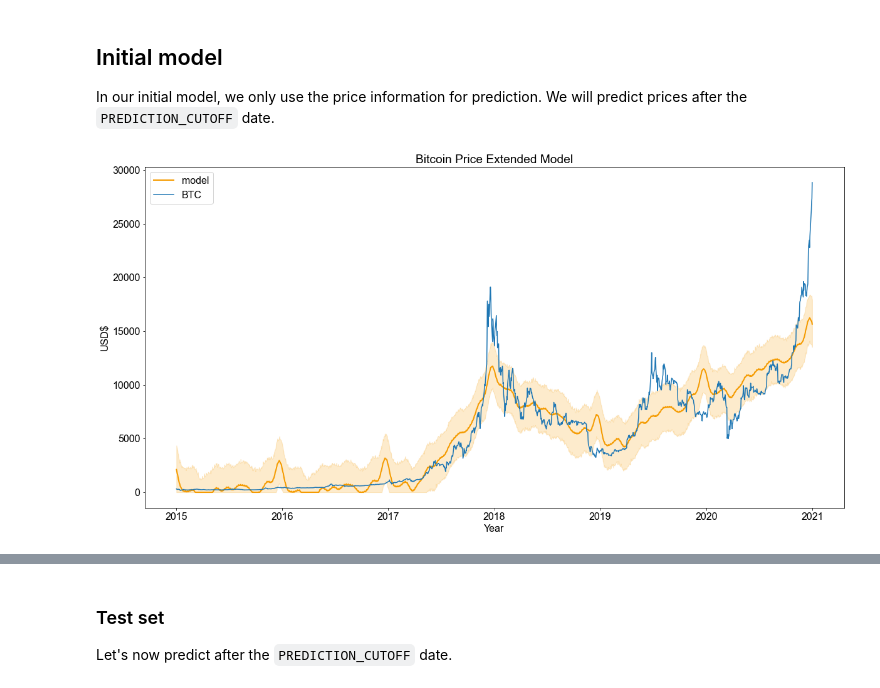
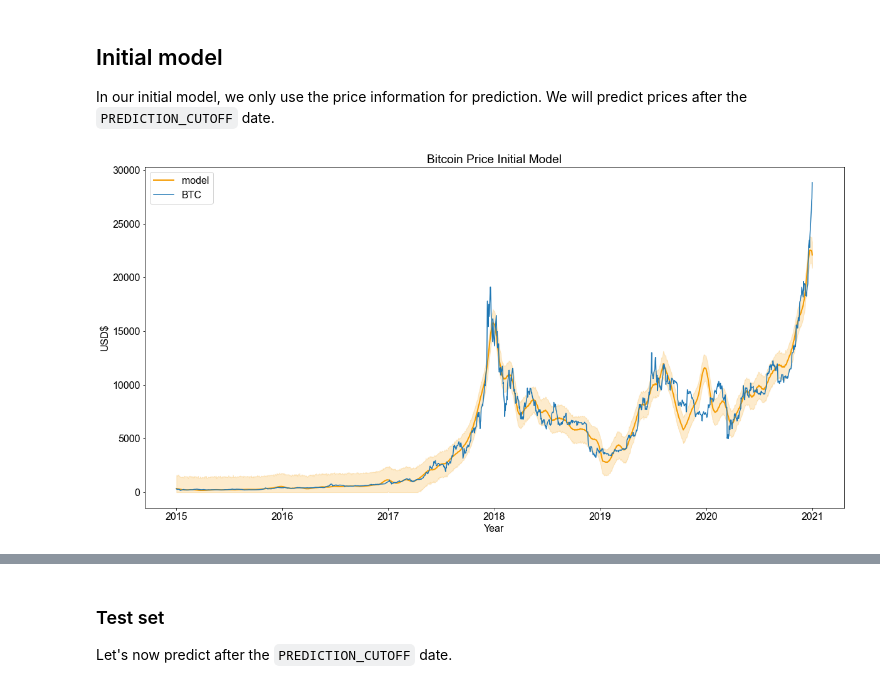
Before and after one commit to ptuls/bitcoin_price_forecasting, a Jupyter notebook: Bitcoin Price Forecasting with Prophet.ipynb, the cells around one changed output, grey strips where cells are left out. Saved outputs shown, nothing was run; the diff lists cells and outputs as text; code cells hidden in the pictures.

```diff
--- a/Bitcoin Price Forecasting with Prophet.ipynb
+++ b/Bitcoin Price Forecasting with Prophet.ipynb
@@ -152,7 +150,10 @@ input_df = input_df.rename(columns={
 future_df = input_df[input_df["ds"] >= PREDICTION_CUTOFF]
 input_df = input_df[input_df["ds"] < PREDICTION_CUTOFF]
 # %%
-init_model = Prophet(daily_seasonality=False)
+init_model = Prophet(
+    daily_seasonality=False,
+    seasonality_mode="multiplicative"
+)
 init_model.fit(input_df);
 # %%
 train_forecast = init_model.predict(input_df)
@@ -162,16 +163,16 @@ set_nonnegative_forecasts(train_forecast)
 # %%
 plt.rc("font", family="arial", size=16)
 
 fig, ax = plt.subplots();
 ax.plot(train_forecast["ds"], train_forecast["yhat"], linewidth=2, color="#F59B00", label="model")
 ax.plot(train_forecast["ds"], input_df["y"], label="BTC")
 plt.fill_between(train_forecast["ds"], train_forecast["yhat_lower"], train_forecast["yhat_upper"], color="#F59B00", alpha=0.2)
 plt.xlabel("Year");
 plt.ylabel("USD$");
-plt.title("Bitcoin Price Extended Model");
+plt.title("Bitcoin Price Initial Model");
 plt.legend();
 # %% [output]
-[figure, old version]
+[figure, new version]
 # %%
 print("Metrics on training set")
 calculate_performance_metrics(train_forecast.loc[:, "yhat"], input_df["y"])
```
Also changed, not shown: parts of 22 cells of this notebook.
